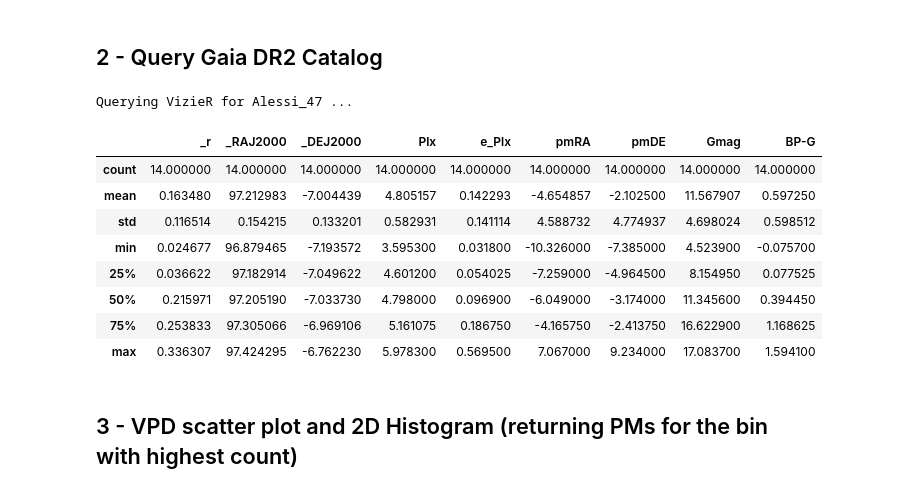
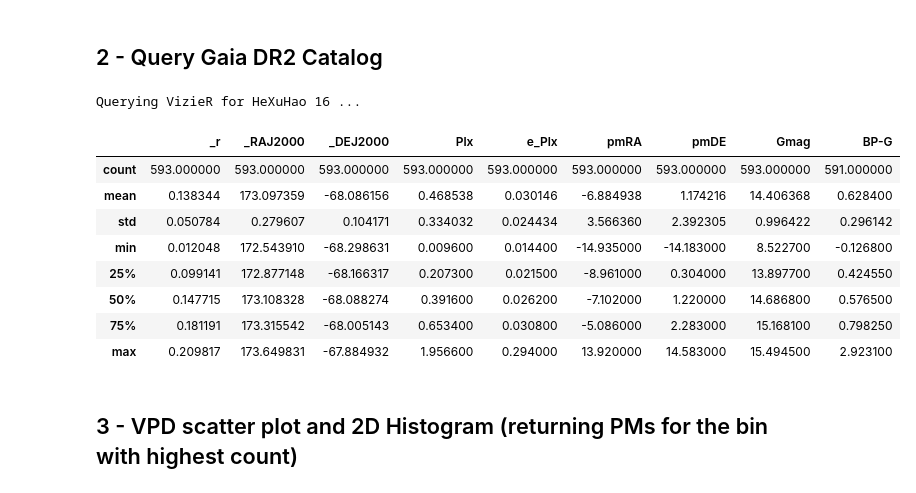
Before and after one commit to balessi/GaiaDR2clusters, a Jupyter notebook: code/Gaia_Star_Clusters_Pipeline.ipynb, the cells around one changed output. Saved outputs shown, nothing was run; the diff lists cells and outputs as text; code cells hidden in the pictures.

```diff
--- a/code/Gaia_Star_Clusters_Pipeline.ipynb
+++ b/code/Gaia_Star_Clusters_Pipeline.ipynb
@@ -25,51 +26,48 @@ from astropy.coordinates import SkyCoord
 # %%
 # Gaia DR2 catalog on VizieR
 # see https://vizier.u-strasbg.fr/viz-bin/VizieR-3?-source=I/345/gaia2
 cat = 'I/345/gaia2'
 cols = ['_r', 'DR2Name', 'RAdeg', 'DEdeg', 'Plx', 'e_Plx', 'pmRA', 'pmDE', 'Gmag', 'BP-G']
-filters = {'Plx' : '3.5..8', 'e_Plx' : '<1', 'pmRA' : '-12..12', 'pmDE' : '-12..12', 'Gmag' : '<17.5'}
+filters = {'Plx' : '0..2', 'e_Plx' : '<0.4', 'pmRA' : '-15..15', 'pmDE' : '-15..15', 'Gmag' : '<15.5'}
 row_lim = 1000
 timeout = 600
 
 #Query the GDR2 data for one cluster
 def query(name, ra_deg, de_deg, rad, filter_map, max_stars = 1000):
     print("Querying VizieR for %s ..." % name)
     coo = SkyCoord(ra = ra_deg*units.degree, dec = de_deg*units.degree, frame = 'icrs')
     viz = Vizier(columns = cols, column_filters = filter_map, row_limit = row_lim, timeout = timeout)
     viz_res = viz.query_region(coo, radius = rad*units.degree, catalog = cat)
     if viz_res == None or len(viz_res) == 0:
         print(viz_res)
         return pd.DataFrame() #Empty Dataframe
     df = viz_res[0].to_pandas()
     df = df.set_index('DR2Name')
     df = df.sort_values(by='Gmag')
     df = df[:max_stars]
     df = df.sort_values(by='_r')
+    if not df.empty:
+        #display(df.head())
+        display(df.describe())
+    else:
+        print('Empty dataframe! - try again with another set of parameters')
     return df
 
 #cl_name, cl_ra, cl_de, radius = 'Alessi_62', 284.026, +21.597, 0.256
 
-#cl_name, cl_ra, cl_de, radius = 'BBD_9',     96.22916666, +19.9997222, 0.02500
-cl_name, cl_ra, cl_de, radius = 'Alessi_47', 97.18333333,  -7.0200000, 0.35000
-#cl_name, cl_ra, cl_de, radius = 'FSR_911',   96.25833333, +19.8486111, 0.05000
-#cl_name, cl_ra, cl_de, radius = 'Bochum_1',  96.36666666, +19.7527777, 0.14167
+cl_name, cl_ra, cl_de, radius = 'HeXuHao 16',  173.095000, -68.090000, 0.210000
 
 df = query(cl_name, cl_ra, cl_de, radius, filters)
-if not df.empty:
-    #display(df.head())
-    display(df.describe())
-else:
-    print('Empty dataframe! - try again with another set of parameters')
 # %% [output]
-Querying VizieR for Alessi_47 ...
+Querying VizieR for HeXuHao 16 ...
 |  | _r | _RAJ2000 | _DEJ2000 | Plx | e_Plx | pmRA | pmDE | Gmag | BP-G |
-| count | 14.000000 | 14.000000 | 14.000000 | 14.000000 | 14.000000 | 14.000000 | 14.000000 | 14.000000 | 14.000000 |
-| mean | 0.163480 | 97.212983 | -7.004439 | 4.805157 | 0.142293 | -4.654857 | -2.102500 | 11.567907 | 0.597250 |
-| std | 0.116514 | 0.154215 | 0.133201 | 0.582931 | 0.141114 | 4.588732 | 4.774937 | 4.698024 | 0.598512 |
-| min | 0.024677 | 96.879465 | -7.193572 | 3.595300 | 0.031800 | -10.326000 | -7.385000 | 4.523900 | -0.075700 |
-| 25% | 0.036622 | 97.182914 | -7.049622 | 4.601200 | 0.054025 | -7.259000 | -4.964500 | 8.154950 | 0.077525 |
-| 50% | 0.215971 | 97.205190 | -7.033730 | 4.798000 | 0.096900 | -6.049000 | -3.174000 | 11.345600 | 0.394450 |
-| 75% | 0.253833 | 97.305066 | -6.969106 | 5.161075 | 0.186750 | -4.165750 | -2.413750 | 16.622900 | 1.168625 |
-| max | 0.336307 | 97.424295 | -6.762230 | 5.978300 | 0.569500 | 7.067000 | 9.234000 | 17.083700 | 1.594100 |
+| count | 593.000000 | 593.000000 | 593.000000 | 593.000000 | 593.000000 | 593.000000 | 593.000000 | 593.000000 | 591.000000 |
+| mean | 0.138344 | 173.097359 | -68.086156 | 0.468538 | 0.030146 | -6.884938 | 1.174216 | 14.406368 | 0.628400 |
+| std | 0.050784 | 0.279607 | 0.104171 | 0.334032 | 0.024434 | 3.566360 | 2.392305 | 0.996422 | 0.296142 |
+| min | 0.012048 | 172.543910 | -68.298631 | 0.009600 | 0.014400 | -14.935000 | -14.183000 | 8.522700 | -0.126800 |
+| 25% | 0.099141 | 172.877148 | -68.166317 | 0.207300 | 0.021500 | -8.961000 | 0.304000 | 13.897700 | 0.424550 |
+| 50% | 0.147715 | 173.108328 | -68.088274 | 0.391600 | 0.026200 | -7.102000 | 1.220000 | 14.686800 | 0.576500 |
+| 75% | 0.181191 | 173.315542 | -68.005143 | 0.653400 | 0.030800 | -5.086000 | 2.283000 | 15.168100 | 0.798250 |
+| max | 0.209817 | 173.649831 | -67.884932 | 1.956600 | 0.294000 | 13.920000 | 14.583000 | 15.494500 | 2.923100 |
 # %% [markdown]
 ## 3 - VPD scatter plot and 2D Histogram (returning PMs for the bin with highest count)
```
Also changed, not shown: parts of 6 cells of this notebook.
